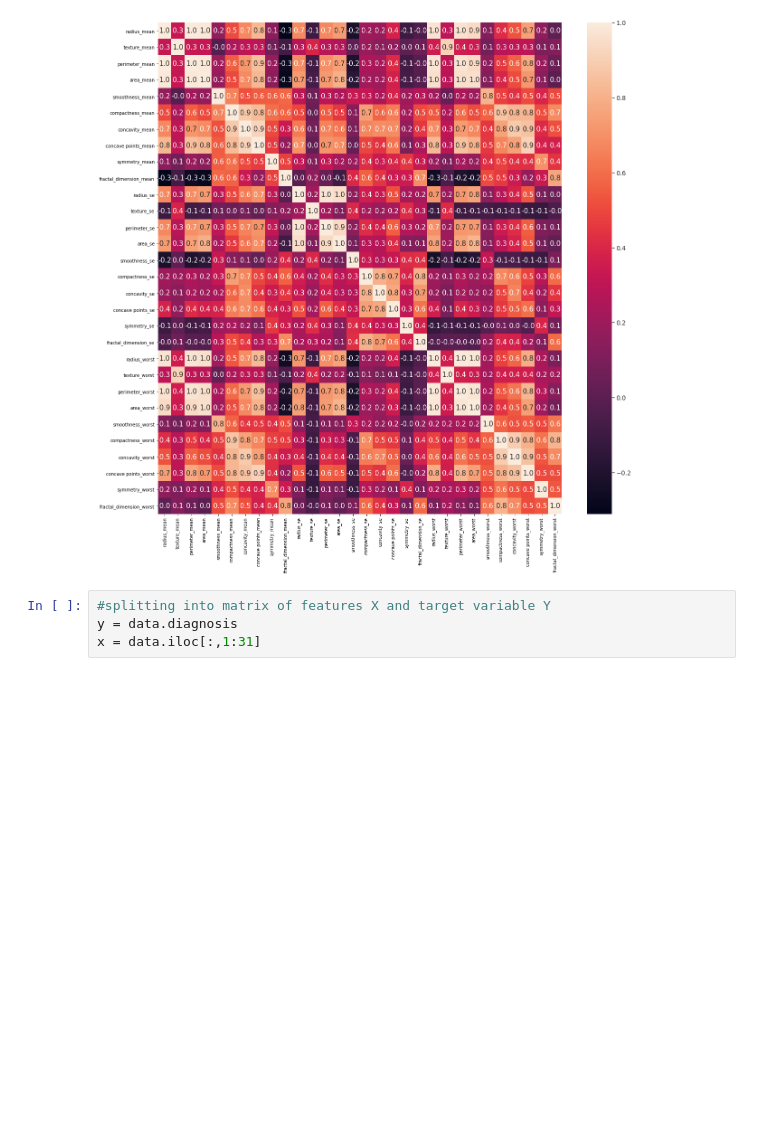
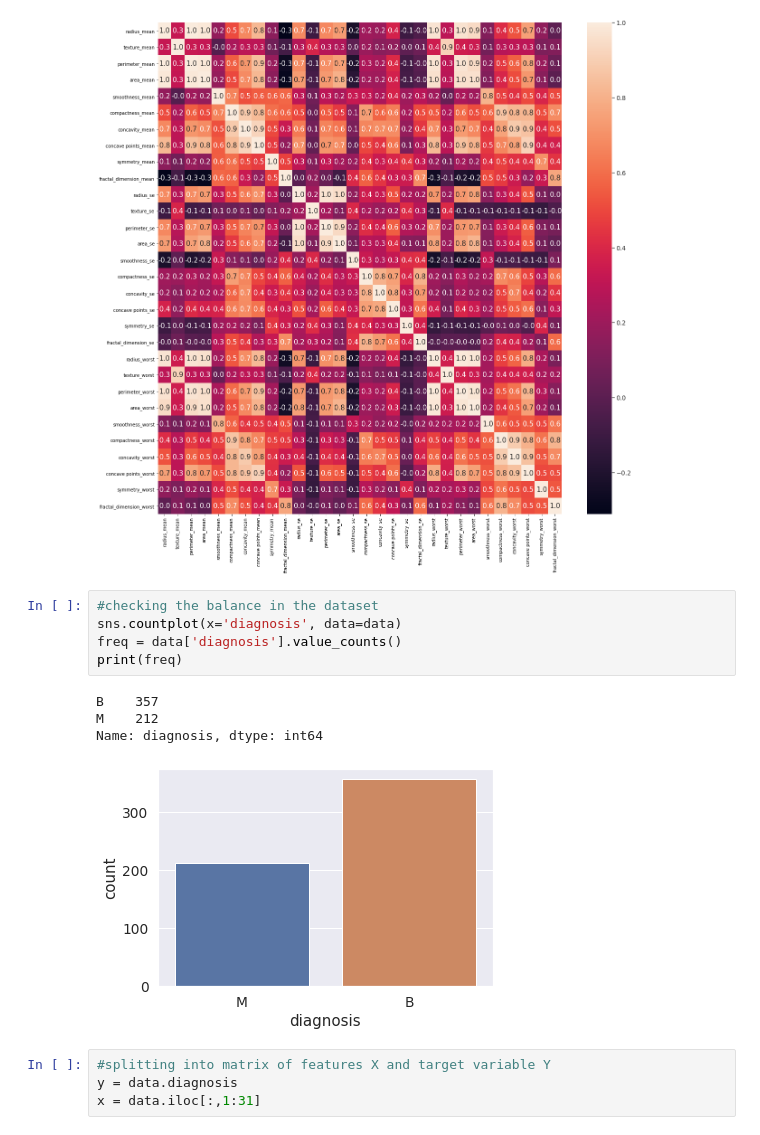
Before and after one commit to debangana97/Data-science-works, a Jupyter notebook: Breast_cancer_diagnosis.ipynb, the cells around one changed output. Drawn from its saved outputs; the diff is of its cells as text; blank space fills up the shorter version.

```diff
--- a/Breast_cancer_diagnosis.ipynb
+++ b/Breast_cancer_diagnosis.ipynb
@@ -85,6 +85,16 @@ sns.heatmap(data.corr(), annot= True, fmt='.1f')
 plt.show()
 # %% [output]
 [figure]
+# %%
+#checking the balance in the dataset
+sns.countplot(x='diagnosis', data=data)
+freq = data['diagnosis'].value_counts()
+print(freq)
+# %% [output]
+B    357
+M    212
+Name: diagnosis, dtype: int64
+[figure, added]
 # %%
 #splitting into matrix of features X and target variable Y
 y = data.diagnosis
```
Also changed, not shown: parts of 10 cells of this notebook.
